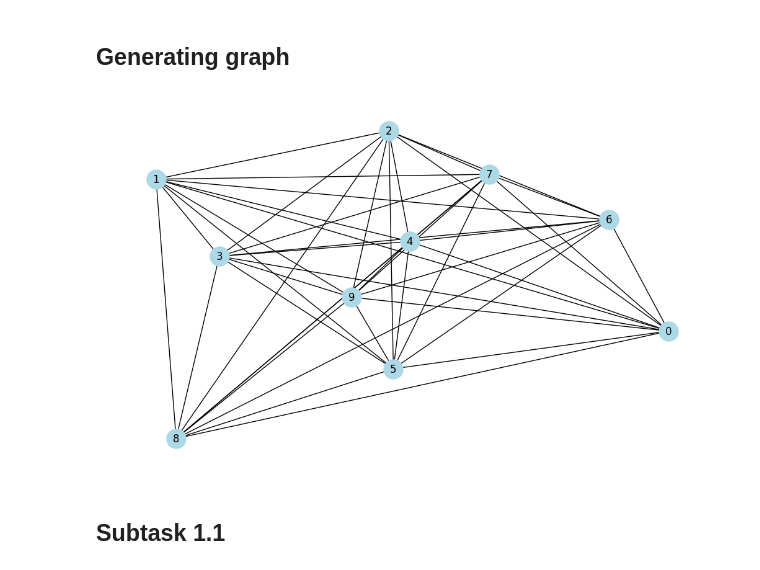
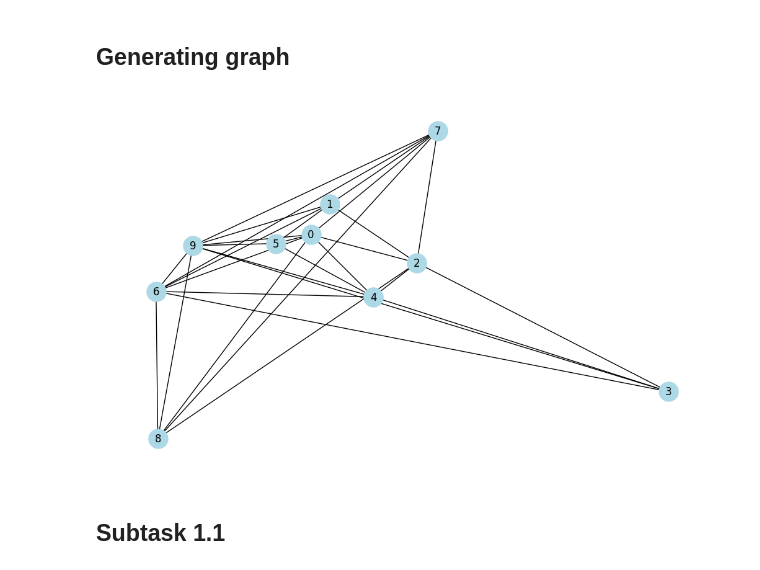
Before and after one commit to partumyt/dml_1, a Jupyter notebook: Lab1_trees.ipynb, the cells around one changed output. Saved outputs shown, nothing was run; the diff lists cells and outputs as text; code cells hidden in the pictures.

```diff
--- a/Lab1_trees.ipynb
+++ b/Lab1_trees.ipynb
@@ -79,9 +79,9 @@ def gnp_random_connected_graph(num_of_nodes: int,
 
     return G
 # %%
-G = gnp_random_connected_graph(10, 1, False, True)
+G = gnp_random_connected_graph(10, 0.5, False, True)
 # %% [output]
-[figure, old version]
+[figure, new version]
 # %% [markdown]
 ## Subtask 1.1
 # %% [markdown]
```
Also changed, not shown: parts of 13 cells of this notebook, 1 other file.
